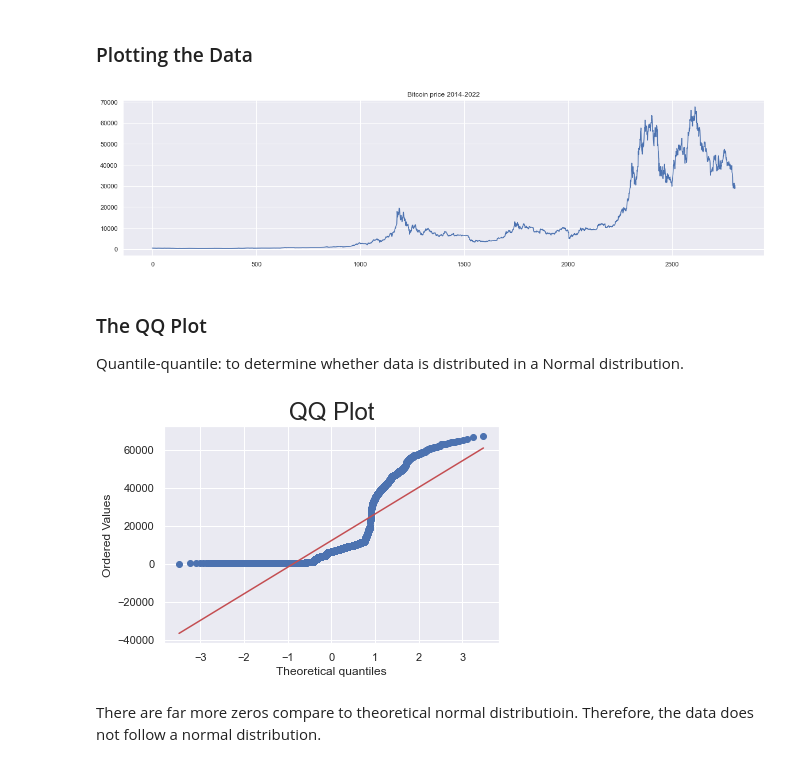
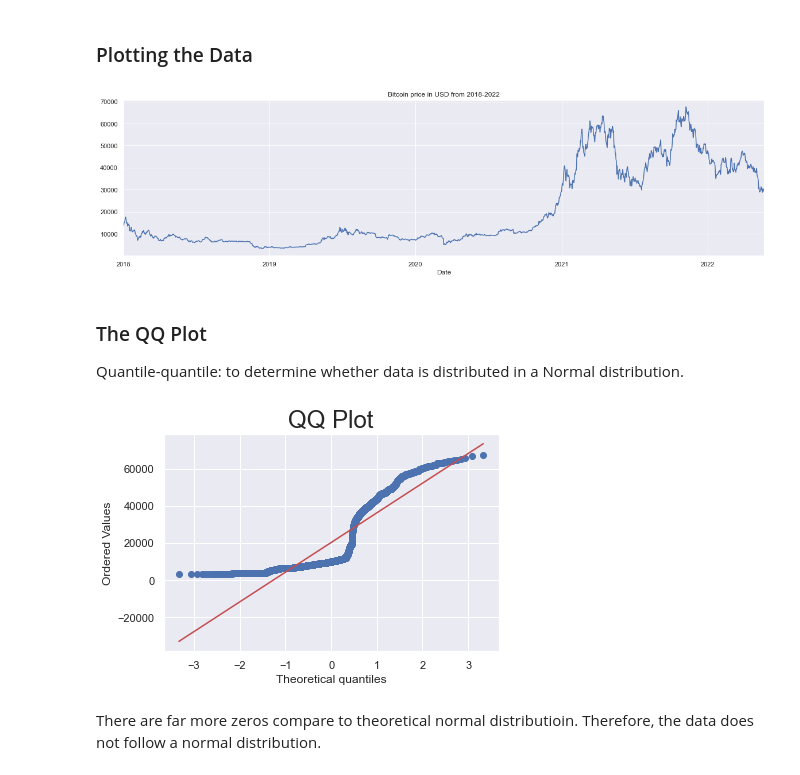
Before and after one commit to SamiFatmi/Bitcoin-price-prediction, a Jupyter notebook: EDA.ipynb, the cells around one changed output. Drawn from its saved outputs; the diff is of its cells as text; code cells hidden in the pictures.

```diff
--- a/EDA.ipynb
+++ b/EDA.ipynb
@@ -15,5 +15,5 @@ sns.set()
 # %% [markdown]
 ### Importing the Data
 # %%
-raw_csv_data = pd.read_csv('data/BTC-USD.csv')
+raw_csv_data = pd.read_csv("data/BTC-USD_2017_2022.csv")
 btc_data = raw_csv_data.copy()
@@ -81,9 +72,9 @@ btc_data.Close.isna().sum()
 # %% [markdown]
 ### Plotting the Data
 # %%
-btc_data.Close.plot(figsize=(20,5), title= 'Bitcoin price 2014-2022');
+btc_data.Close.plot(figsize=(20,5), title= 'Bitcoin price in USD from 2018-2022');
 # %% [output]
-[figure, old version]
+[figure, new version]
 # %% [markdown]
 ### The QQ Plot
 Quantile-quantile: to determine whether data is distributed in a Normal distribution.
@@ -95,7 +86,7 @@ scipy.stats.probplot(btc_data.Close, plot = pylab)
 plt.title("QQ Plot", size = 24)
 pylab.show()
 # %% [output]
-[figure, old version]
+[figure, new version]
 # %% [markdown]
 There are far more zeros compare to theoretical normal distributioin. Therefore, the data does not follow a normal distribution.
 # %% [markdown]
```
Also changed, not shown: parts of 16 cells of this notebook, 13 other files.
